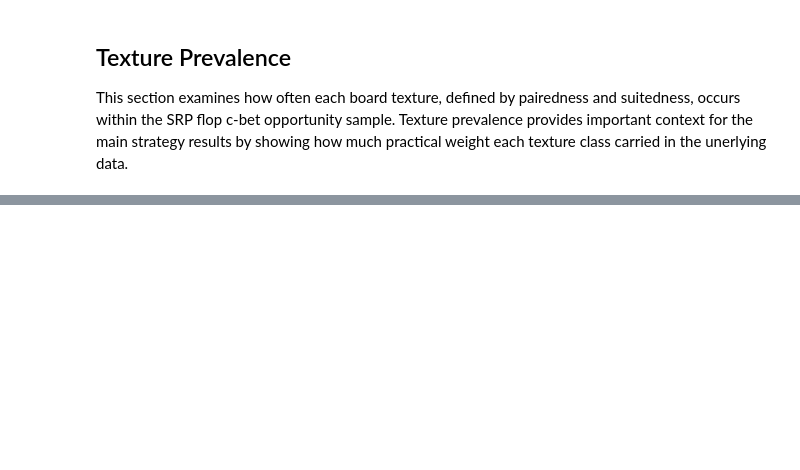
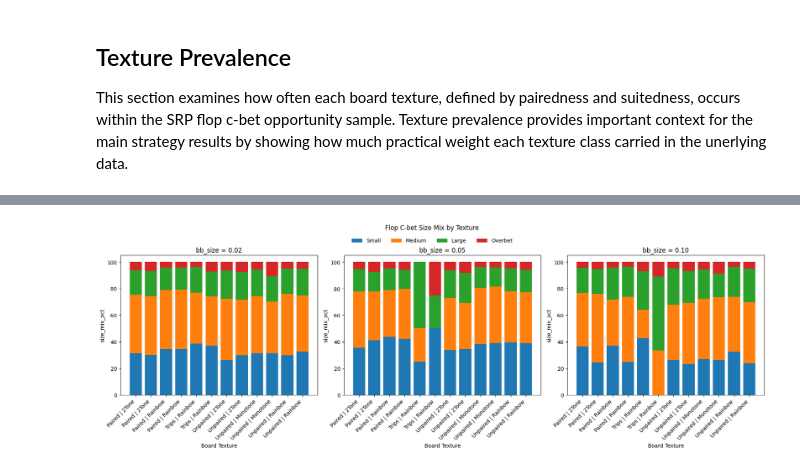
Before and after one commit to royyg77/NLHE-Data-Research, a Jupyter notebook: notebooks/v1_0/flop_cbet_strategy.ipynb, the cells around one changed output, grey strips where cells are left out. Cells and saved outputs as stored; diff of their text form; code cells hidden in the pictures; blank space fills up the shorter version.

```diff
--- a/notebooks/v1_0/flop_cbet_strategy.ipynb
+++ b/notebooks/v1_0/flop_cbet_strategy.ipynb
@@ -326,31 +570,34 @@ plt.show()
 # %%
 # Visualize the distribution of cbet frequencies across different textures and bet sizes using stacked bar charts to show size mix
 
-fig, axes = plt.subplots(1, len(stakes), figsize=(18, 5), sharey=True)
+fig, axes = plt.subplots(1, len(stakes), figsize=(18, 6), sharey=False)
 
 for ax, stake in zip(axes, stakes):
     sub = strategy_agg[strategy_agg["bb_size"] == stake].copy()
     # sub = sub.sort_values("cbet_frequency", ascending=False)
 
     x = np.arange(len(sub))
     small   = sub["small_pct"]
     medium  = sub["medium_pct"]
     large   = sub["large_pct"]
     overbet = sub["overbet_pct"]
 
     ax.bar(x, small, label="Small")
     ax.bar(x, medium, bottom=small, label="Medium")
     ax.bar(x, large, bottom=small + medium, label="Large")
     ax.bar(x, overbet, bottom=small + medium + large, label="Overbet")
 
     ax.set_title(f"bb_size = {stake:.2f}")
-    ax.set_xlabel("texture")
+    ax.set_xlabel("Board Texture")
     ax.set_ylabel("size_mix_pct")
     ax.set_xticks(x)
     ax.set_xticklabels(sub["texture"], rotation=45, ha="right")
 
 handles, labels = axes[0].get_legend_handles_labels()
 fig.legend(handles, labels, loc="upper center", bbox_to_anchor=(0.5, 0.98), ncol=4, frameon=False)
 fig.suptitle("Flop C-bet Size Mix by Texture", y=1.02)
 fig.subplots_adjust(wspace=0.15, bottom=0.30, top=0.72)
+plt.tight_layout()
 plt.show()
+# %% [output]
+[figure, added]
```
Also changed, not shown: parts of 30 cells of this notebook.
